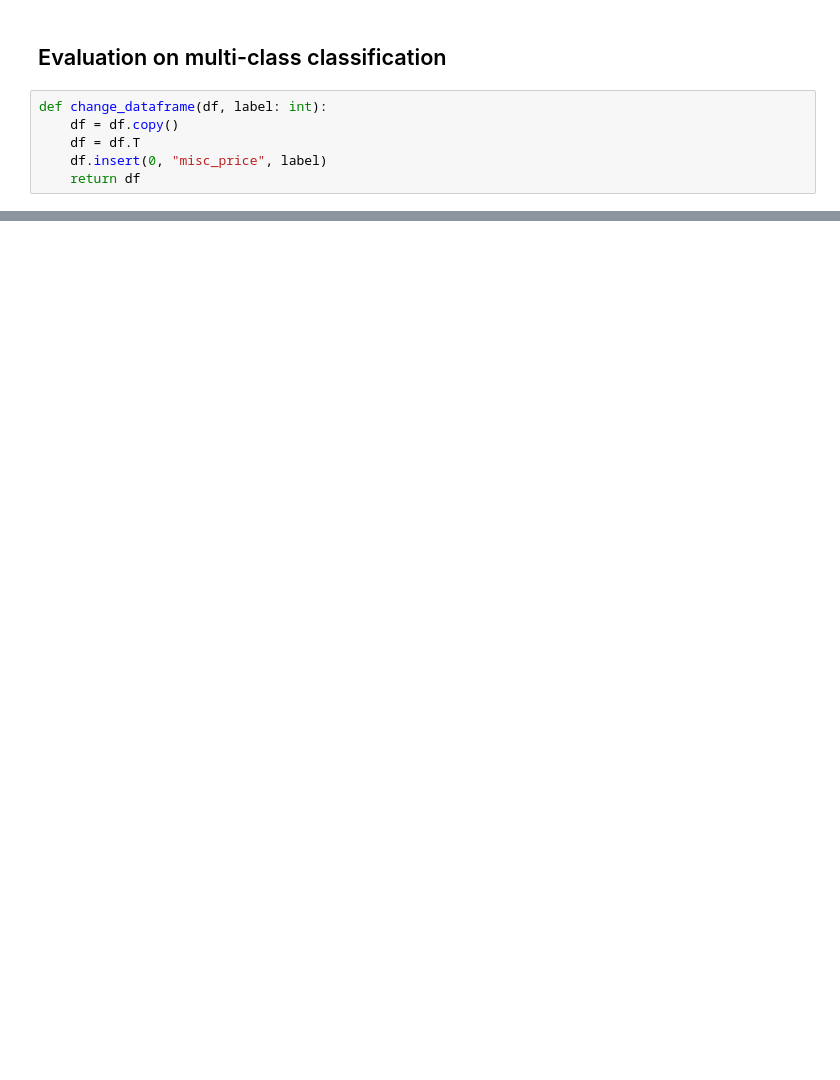
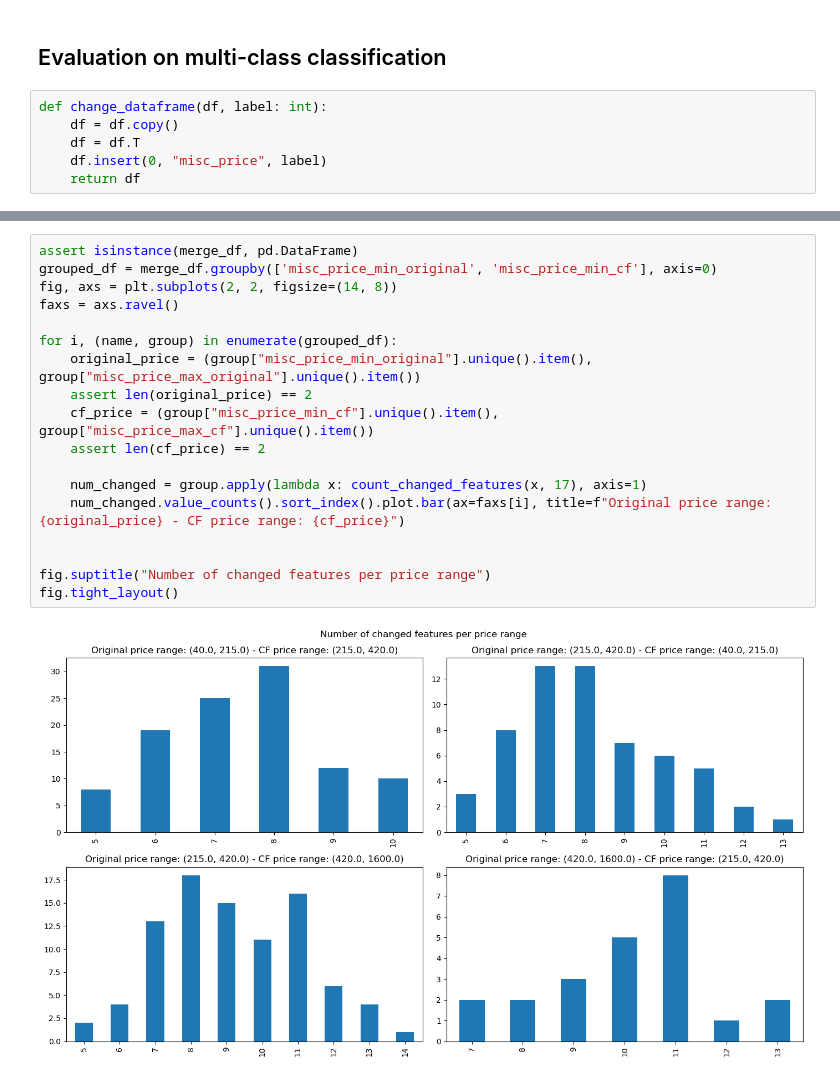
Before and after one commit to Valendrew/counterfactual-explanations, a Jupyter notebook: model_evaluation.ipynb, the cells around one changed output, grey strips where cells are left out. Saved outputs shown, nothing was run; the diff lists cells and outputs as text; blank space fills up the shorter version.

```diff
--- a/model_evaluation.ipynb
+++ b/model_evaluation.ipynb
@@ -79,0 +234,20 @@ File name: high_to_medium
+# %%
+assert isinstance(merge_df, pd.DataFrame)
+grouped_df = merge_df.groupby(['misc_price_min_original', 'misc_price_min_cf'], axis=0)
+fig, axs = plt.subplots(2, 2, figsize=(14, 8))
+faxs = axs.ravel()
+
+for i, (name, group) in enumerate(grouped_df):
+    original_price = (group["misc_price_min_original"].unique().item(), group["misc_price_max_original"].unique().item())
+    assert len(original_price) == 2
+    cf_price = (group["misc_price_min_cf"].unique().item(), group["misc_price_max_cf"].unique().item())
+    assert len(cf_price) == 2
+
+    num_changed = group.apply(lambda x: count_changed_features(x, 17), axis=1)
+    num_changed.value_counts().sort_index().plot.bar(ax=faxs[i], title=f"Original price range: {original_price} - CF price range: {cf_price}")
+
+
+fig.suptitle("Number of changed features per price range")
+fig.tight_layout()
+# %% [output]
+[figure, added]
```
Also changed, not shown: parts of 21 cells of this notebook, 4 other files.
